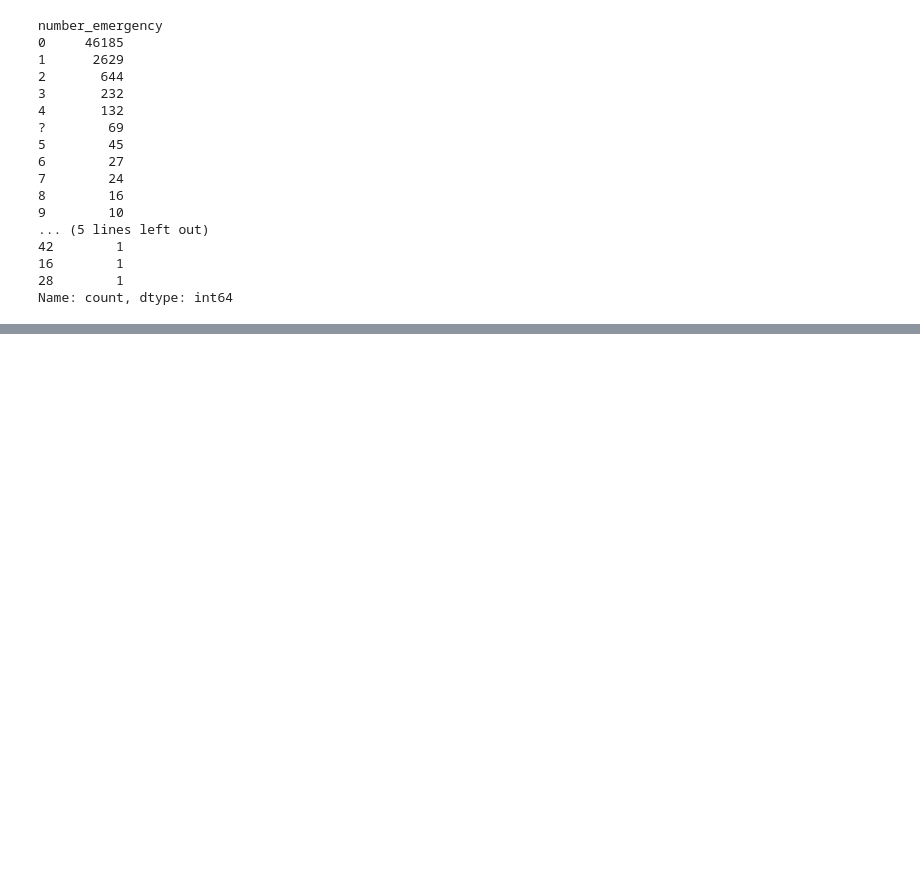
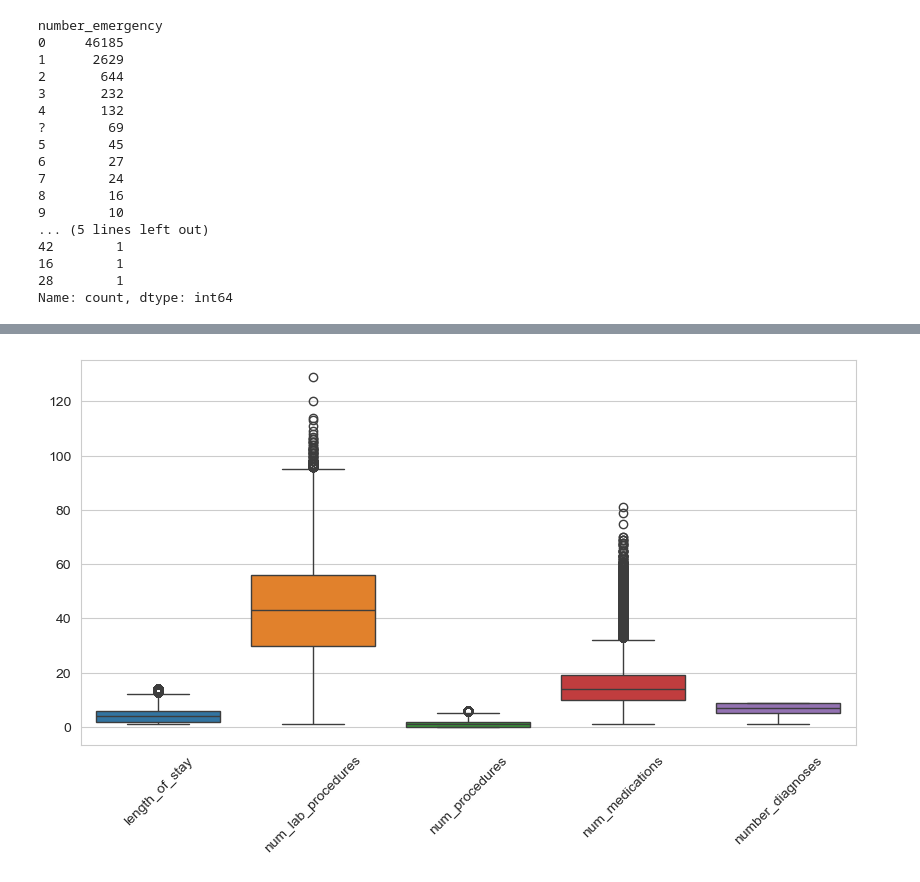
Before and after one commit to johnmarquess/IFN509, a Jupyter notebook: Assignment1_submission/assigment1_analysis.ipynb, the cells around one changed output, grey strips where cells are left out. Drawn from its saved outputs; the diff is of its cells as text; code cells hidden in the pictures; blank space fills up the shorter version.

```diff
--- a/Assignment1_submission/assigment1_analysis.ipynb
+++ b/Assignment1_submission/assigment1_analysis.ipynb
@@ -68,0 +71,2 @@ Name: count, dtype: int64
+# %%
+d1_copy = d1.copy(deep=True)
@@ -68,0 +75,4 @@ Name: count, dtype: int64
+# %%
+d1_copy['number_outpatient'] = d1_copy['number_outpatient'].replace('?', np.nan).astype('Int64')
+d1_copy['number_emergency'] = d1_copy['number_emergency'].replace('?', np.nan).astype('Int64')
+d1_copy['number_inpatient'] = d1_copy['number_emergency'].replace('?', np.nan).astype('Int64')
@@ -68,0 +144,2 @@ Name: count, dtype: int64
+# %%
+d1_numeric = d1_copy[['length_of_stay', 'num_lab_procedures', 'num_procedures', 'num_medications', 'number_diagnoses']]
@@ -68,0 +151,8 @@ Name: count, dtype: int64
+# %%
+# make an IQR with sns using the d1_numeric dataframe
+plt.figure(figsize=(10, 5))
+sns.boxplot(data=d1_numeric)
+plt.xticks(rotation=45)
+plt.show()
+# %% [output]
+[figure, added]
```
Also changed, not shown: parts of 10 cells of this notebook, 1 other file.
